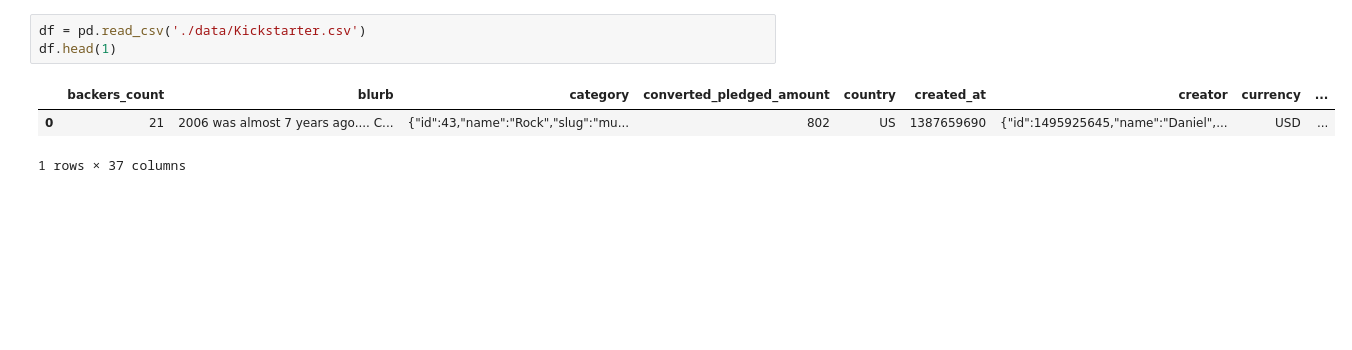
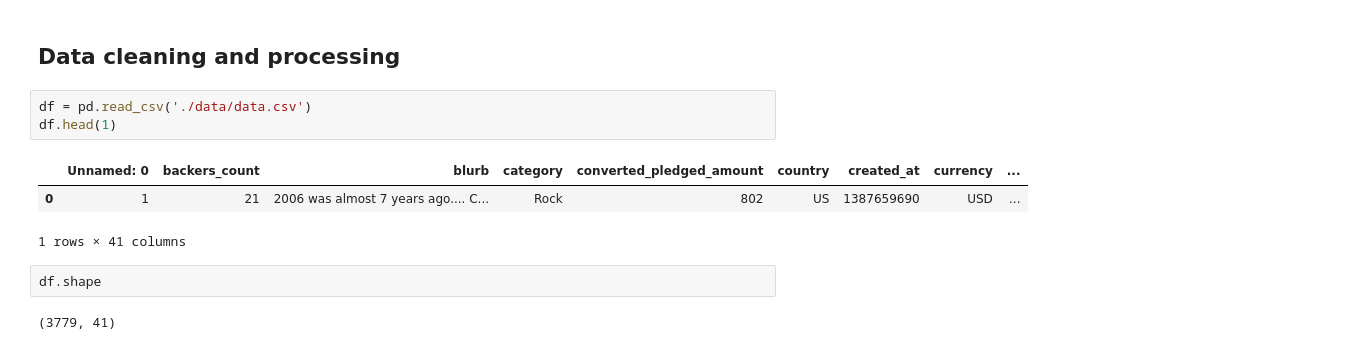
Before and after one commit to lizzij/KickstarterProject, a Jupyter notebook: KickstarterProject.ipynb, the cells around one changed output. Drawn from its saved outputs; the diff is of its cells as text; blank space fills up the shorter version.

```diff
--- a/KickstarterProject.ipynb
+++ b/KickstarterProject.ipynb
@@ -6,7 +22,13 @@ import pandas as pd
+# %% [markdown]
+## Data cleaning and processing
 # %%
-df = pd.read_csv('./data/Kickstarter.csv')
+df = pd.read_csv('./data/data.csv')
 df.head(1)
 # %% [output]
-|  | backers_count | blurb | category | converted_pledged_amount | country | created_at | creator | currency | ... |
-| 0 | 21 | 2006 was almost 7 years ago.... C... | {"id":43,"name":"Rock","slug":"mu... | 802 | US | 1387659690 | {"id":1495925645,"name":"Daniel",... | USD | ... |
+|  | Unnamed: 0 | backers_count | blurb | category | converted_pledged_amount | country | created_at | currency | ... |
+| 0 | 1 | 21 | 2006 was almost 7 years ago.... C... | Rock | 802 | US | 1387659690 | USD | ... |
-1 rows × 37 columns
+1 rows × 41 columns
+# %%
+df.shape
+# %% [output]
+(3779, 41)
```
Also changed, not shown: parts of 19 cells of this notebook, 1 other file.
